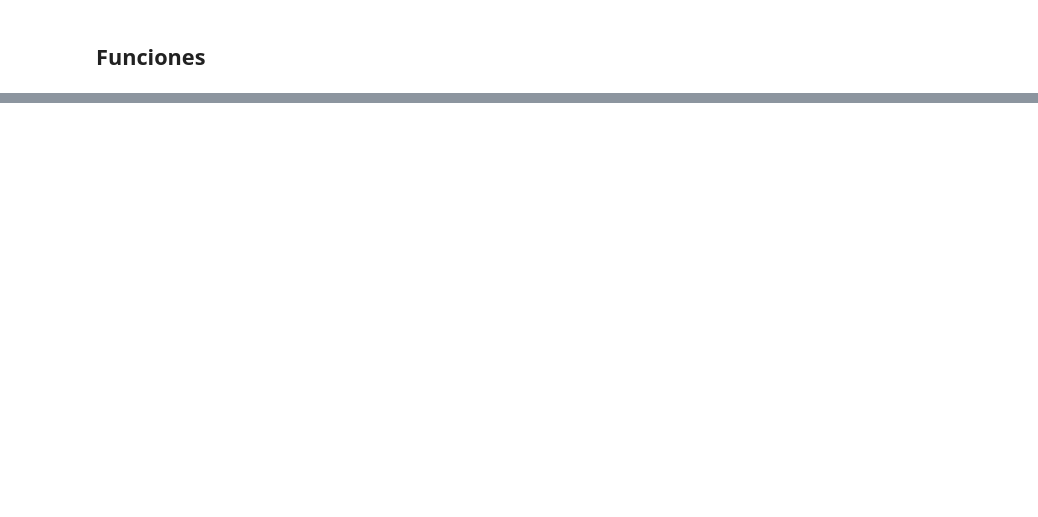
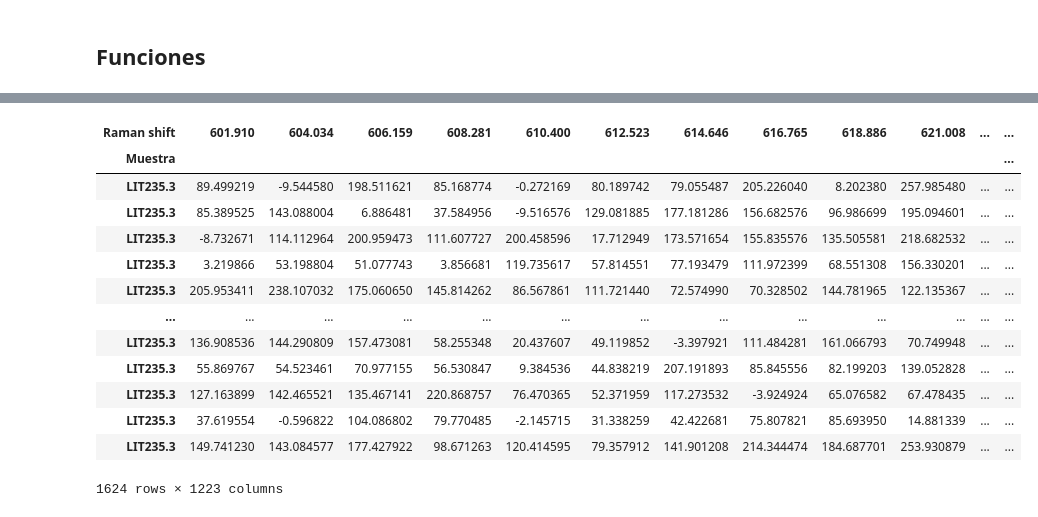
Before and after one commit to andreaperezasen/TFM-ML-Raman-Conchas-Arqueologicas, a Jupyter notebook: Code/Notebooks/procesado_nanobase.ipynb, the cells around one changed output, grey strips where cells are left out. Saved outputs shown, nothing was run; the diff lists cells and outputs as text; code cells hidden in the pictures; blank space fills up the shorter version.

```diff
--- a/Code/Notebooks/procesado_nanobase.ipynb
+++ b/Code/Notebooks/procesado_nanobase.ipynb
@@ -592,0 +1009,19 @@ def procesarRamanSonda(file):
+# %%
+
+data_235_copy = data_235.copy()
+data_235
+# %% [output]
+| Raman shift | 601.910 | 604.034 | 606.159 | 608.281 | 610.400 | 612.523 | 614.646 | 616.765 | 618.886 | 621.008 | ... | ... |
+| Muestra |  |  |  |  |  |  |  |  |  |  |  | ... |
+| LIT235.3 | 89.499219 | -9.544580 | 198.511621 | 85.168774 | -0.272169 | 80.189742 | 79.055487 | 205.226040 | 8.202380 | 257.985480 | ... | ... |
+| LIT235.3 | 85.389525 | 143.088004 | 6.886481 | 37.584956 | -9.516576 | 129.081885 | 177.181286 | 156.682576 | 96.986699 | 195.094601 | ... | ... |
+| LIT235.3 | -8.732671 | 114.112964 | 200.959473 | 111.607727 | 200.458596 | 17.712949 | 173.571654 | 155.835576 | 135.505581 | 218.682532 | ... | ... |
+| LIT235.3 | 3.219866 | 53.198804 | 51.077743 | 3.856681 | 119.735617 | 57.814551 | 77.193479 | 111.972399 | 68.551308 | 156.330201 | ... | ... |
+| LIT235.3 | 205.953411 | 238.107032 | 175.060650 | 145.814262 | 86.567861 | 111.721440 | 72.574990 | 70.328502 | 144.781965 | 122.135367 | ... | ... |
+| ... | ... | ... | ... | ... | ... | ... | ... | ... | ... | ... | ... | ... |
+| LIT235.3 | 136.908536 | 144.290809 | 157.473081 | 58.255348 | 20.437607 | 49.119852 | -3.397921 | 111.484281 | 161.066793 | 70.749948 | ... | ... |
+| LIT235.3 | 55.869767 | 54.523461 | 70.977155 | 56.530847 | 9.384536 | 44.838219 | 207.191893 | 85.845556 | 82.199203 | 139.052828 | ... | ... |
+| LIT235.3 | 127.163899 | 142.465521 | 135.467141 | 220.868757 | 76.470365 | 52.371959 | 117.273532 | -3.924924 | 65.076582 | 67.478435 | ... | ... |
+| LIT235.3 | 37.619554 | -0.596822 | 104.086802 | 79.770485 | -2.145715 | 31.338259 | 42.422681 | 75.807821 | 85.693950 | 14.881339 | ... | ... |
+| LIT235.3 | 149.741230 | 143.084577 | 177.427922 | 98.671263 | 120.414595 | 79.357912 | 141.901208 | 214.344474 | 184.687701 | 253.930879 | ... | ... |
+1624 rows × 1223 columns
```
Also changed, not shown: parts of 44 cells of this notebook, 6 other files.
